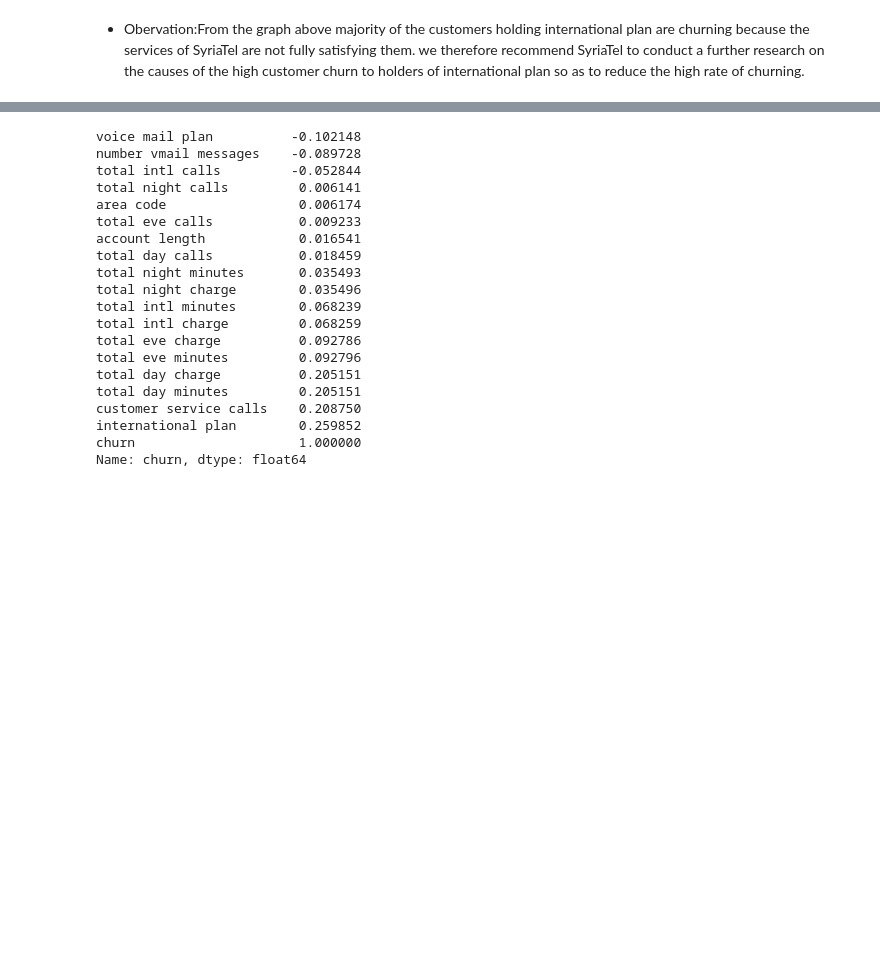
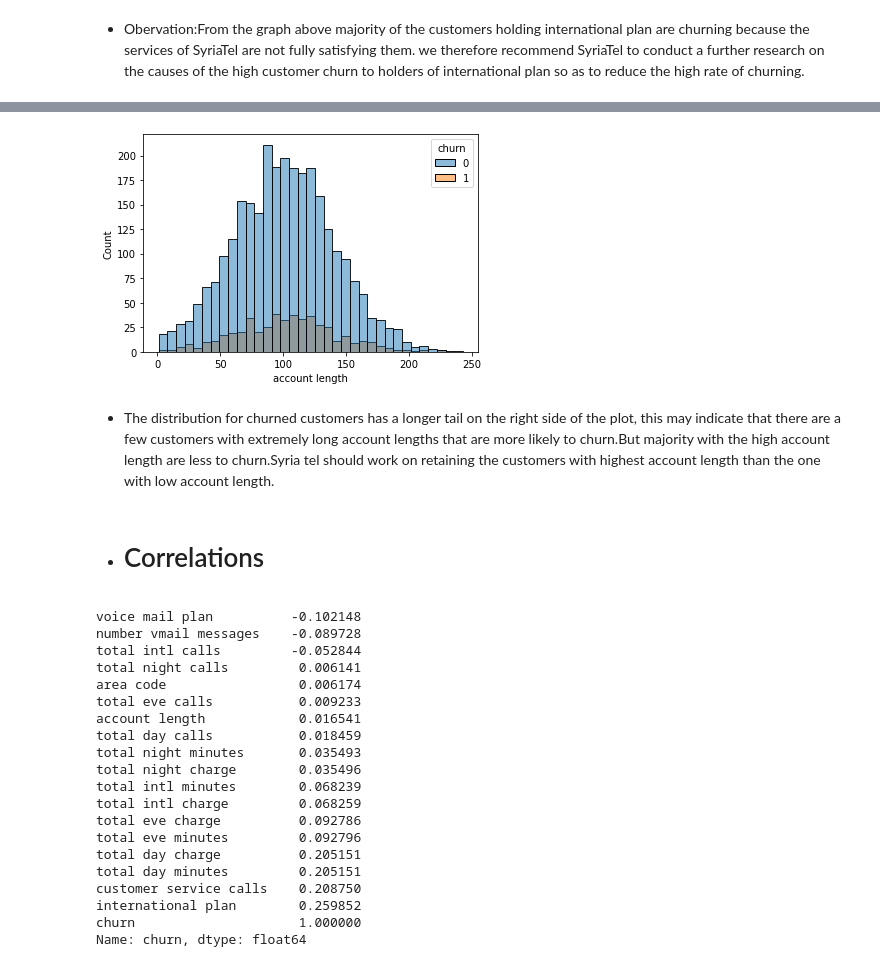
Before and after one commit to Grace-01-cell/phase3_project, a Jupyter notebook: student.ipynb, the cells around one changed output, grey strips where cells are left out. Cells and saved outputs as stored; diff of their text form; code cells hidden in the pictures; blank space fills up the shorter version.

```diff
--- a/student.ipynb
+++ b/student.ipynb
@@ -289,3 +341,11 @@ plt.show()
+# %%
+ax = sns.histplot(x="account length", hue="churn", data=data)
+# %% [output]
+[figure, added]
+# %% [markdown]
+* The distribution for churned customers has a longer tail on the right side of the plot, this may indicate that there are a few customers with extremely long account lengths that are more likely to churn.But majority with the high account length are less to churn.Syria tel should work on retaining the customers with highest account length than the one with low account length.
+# %% [markdown]
+* # Correlations
 # %%
 #finding the correlation between churn and other features
 data.corr().churn.sort_values(ascending=True)
```
Also changed, not shown: parts of 74 cells of this notebook, 1 other file.
